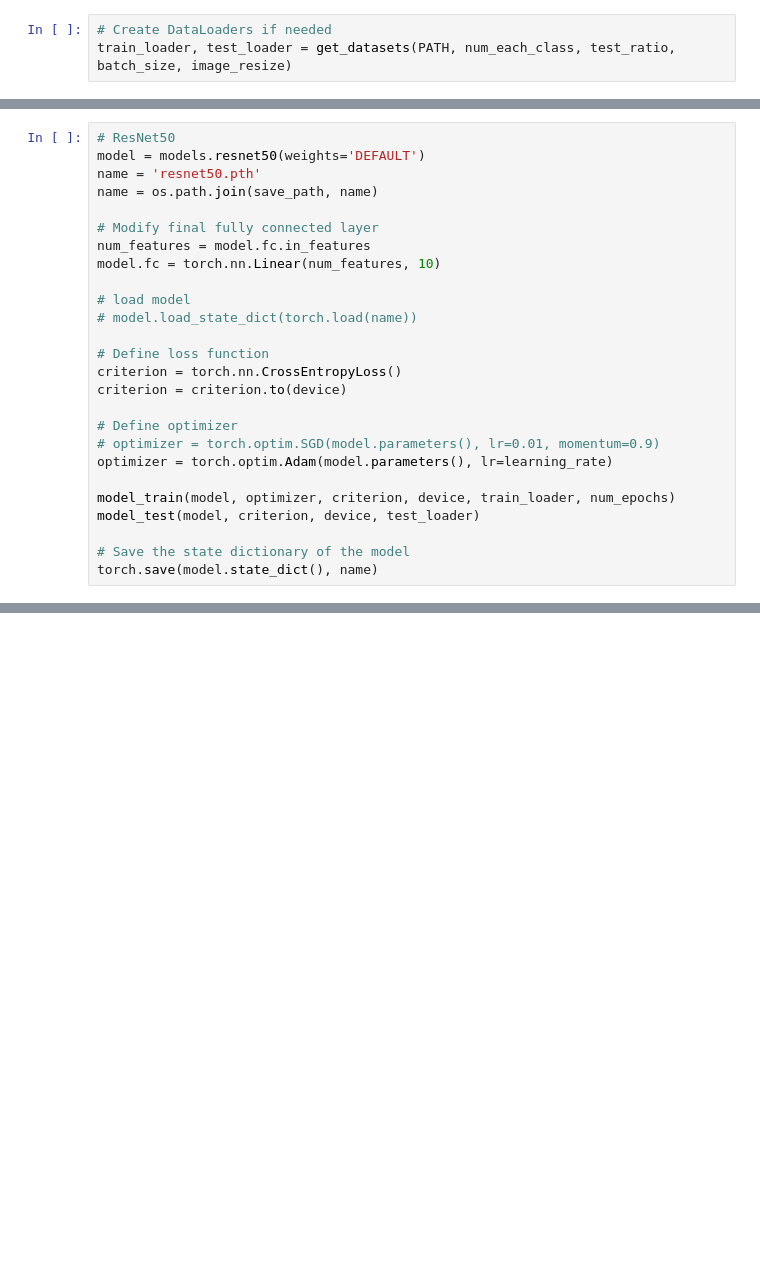
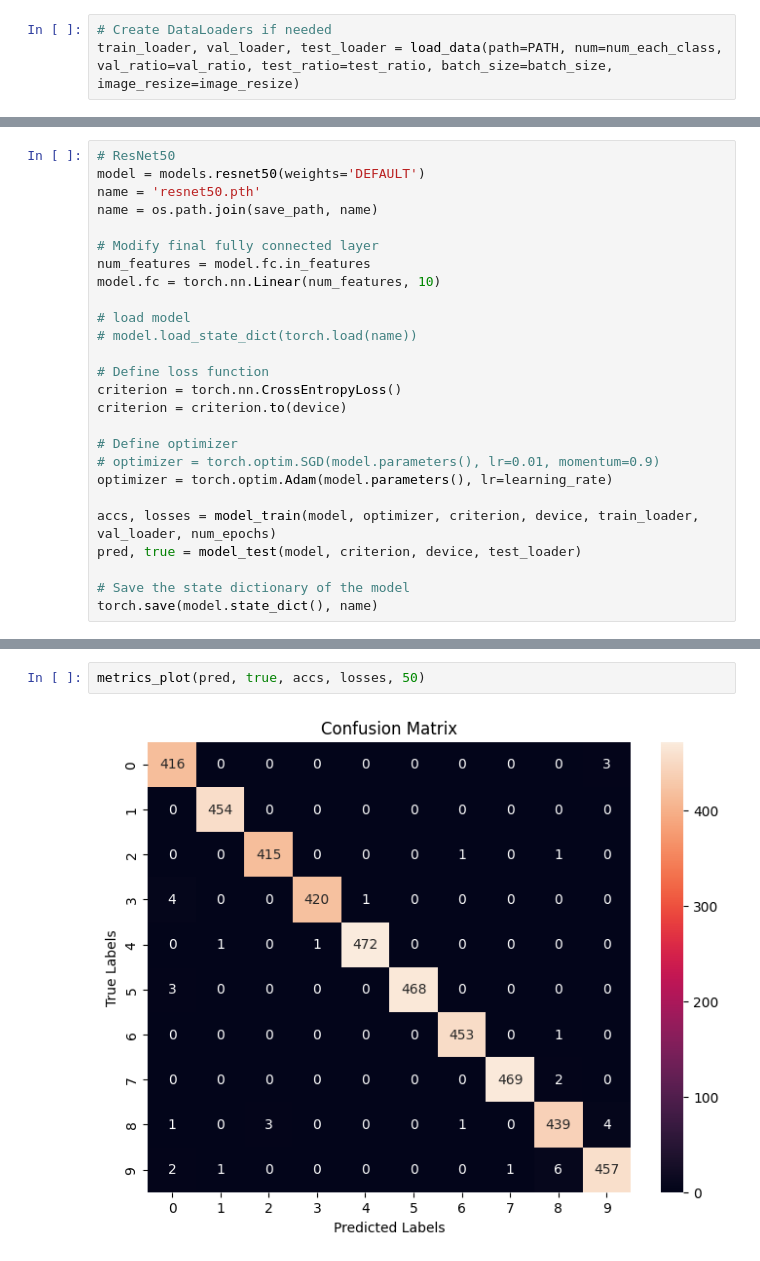
Before and after one commit to momoaolig/Distracted-Driver-Detection, a Jupyter notebook: notebook/Pre-trainedModel.ipynb, the cells around one changed output, grey strips where cells are left out. Saved outputs shown, nothing was run; the diff lists cells and outputs as text; blank space fills up the shorter version.

```diff
--- a/notebook/Pre-trainedModel.ipynb
+++ b/notebook/Pre-trainedModel.ipynb
@@ -15,5 +19,5 @@ from hyperparameters import(
         test_ratio)
 # %%
 # Create DataLoaders if needed
-train_loader, test_loader = get_datasets(PATH, num_each_class, test_ratio, batch_size, image_resize)
+train_loader, val_loader, test_loader = load_data(path=PATH, num=num_each_class, val_ratio=val_ratio, test_ratio=test_ratio, batch_size=batch_size, image_resize=image_resize)
 # %% [output]
@@ -39,8 +44,8 @@ criterion = criterion.to(device)
 # optimizer = torch.optim.SGD(model.parameters(), lr=0.01, momentum=0.9)
 optimizer = torch.optim.Adam(model.parameters(), lr=learning_rate)
 
-model_train(model, optimizer, criterion, device, train_loader, num_epochs)
-model_test(model, criterion, device, test_loader)
+accs, losses = model_train(model, optimizer, criterion, device, train_loader, val_loader, num_epochs)
+pred, true = model_test(model, criterion, device, test_loader)
 
 # Save the state dictionary of the model
 torch.save(model.state_dict(), name)
@@ -54,0 +66,4 @@ Test Loss: 0.0507, Test Acc: 98.64
+# %%
+metrics_plot(pred, true, accs, losses, 50)
+# %% [output]
+[figure, added]
```
Also changed, not shown: parts of 7 cells of this notebook, 22 other files.
